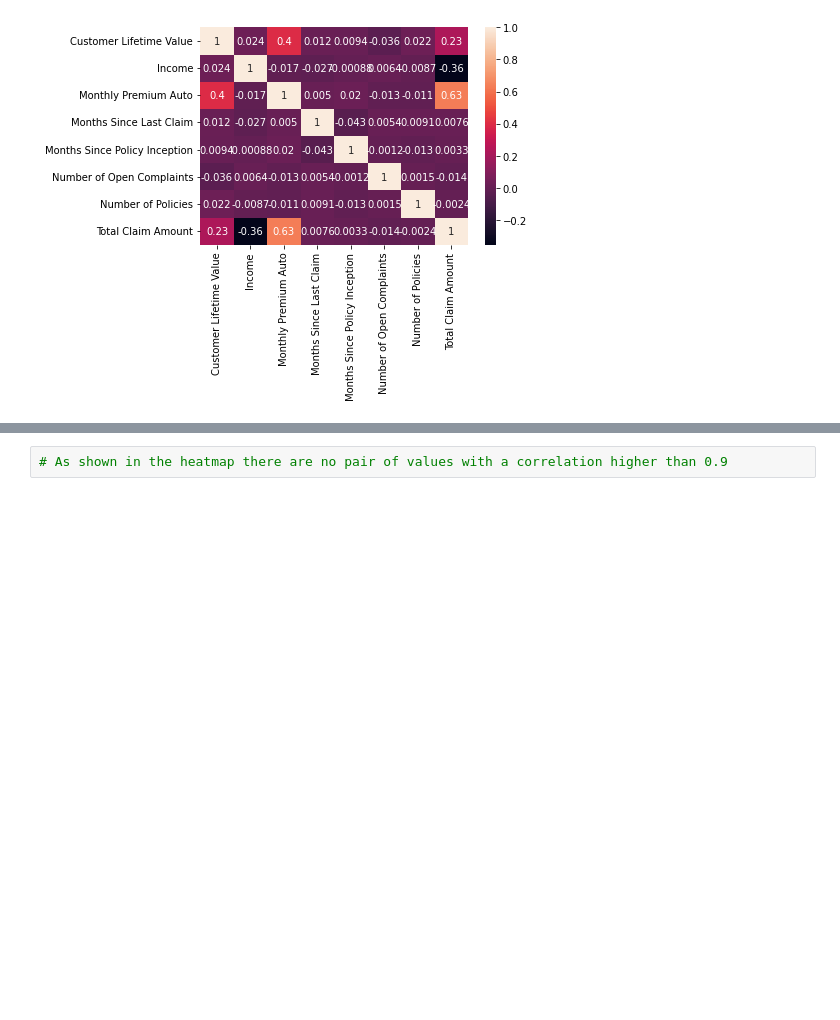
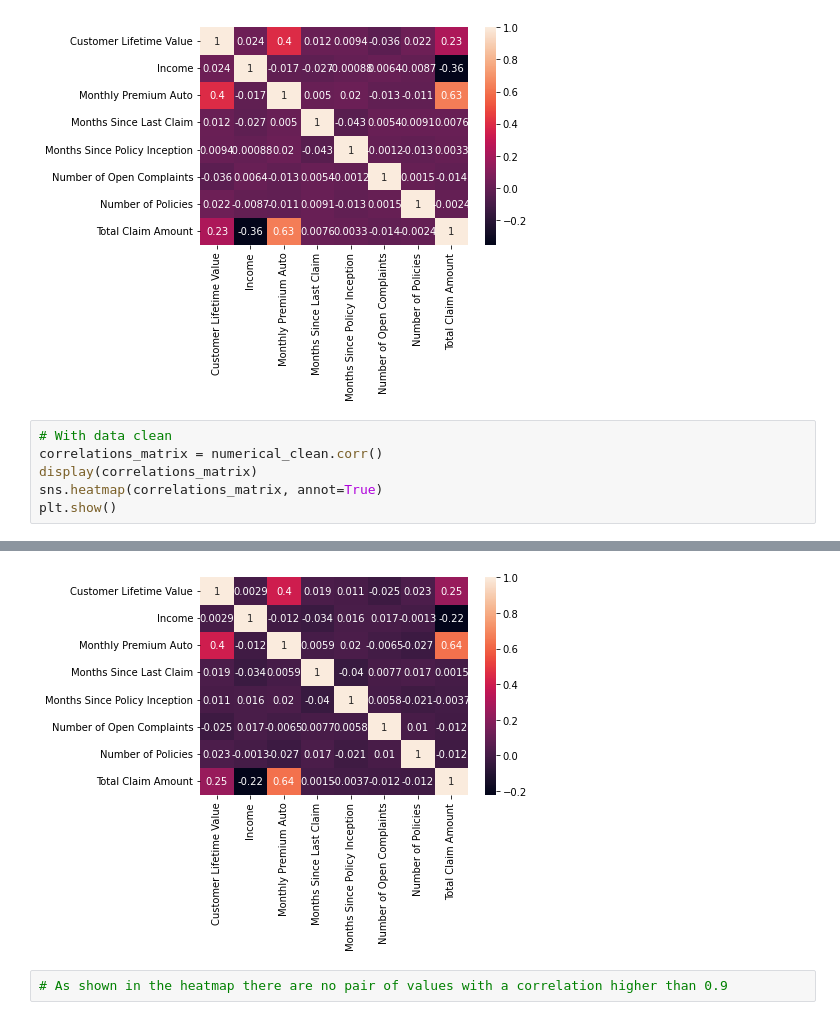
Before and after one commit to jordi-zaragoza/lab-customer-analysis-round-4, a Jupyter notebook: exercise-lab4.ipynb, the cells around one changed output, grey strips where cells are left out. Saved outputs shown, nothing was run; the diff lists cells and outputs as text; blank space fills up the shorter version.

```diff
--- a/exercise-lab4.ipynb
+++ b/exercise-lab4.ipynb
@@ -129,3 +141,10 @@ plt.show()
 | Number of Policies | 0.021955 | -0.008656 | -0.011233 | 0.009136 | -0.013333 | ... |
 | Total Claim Amount | 0.226451 | -0.355254 | 0.632017 | 0.007563 | 0.003335 | ... |
 [figure]
+# %%
+# With data clean
+correlations_matrix = numerical_clean.corr()
+display(correlations_matrix)
+sns.heatmap(correlations_matrix, annot=True)
+plt.show()
+# %% [output]
@@ -132,2 +160,3 @@ plt.show()
+[figure, added]
 # %%
 # As shown in the heatmap there are no pair of values with a correlation higher than 0.9
```
Also changed, not shown: parts of 9 cells of this notebook.
